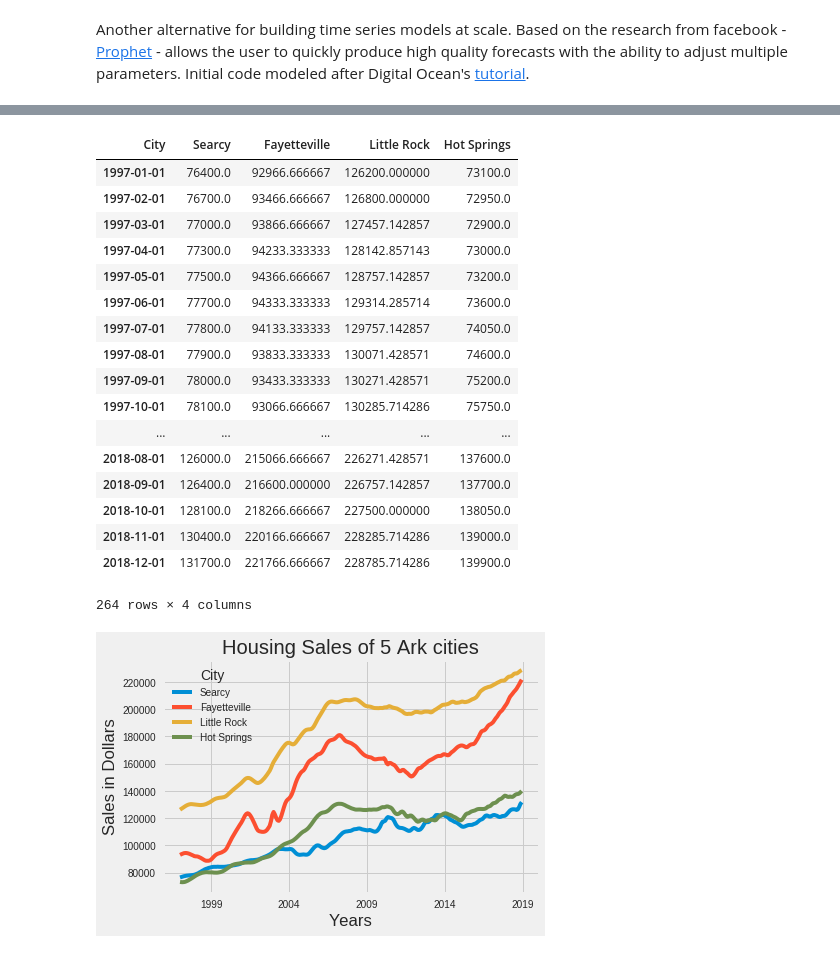
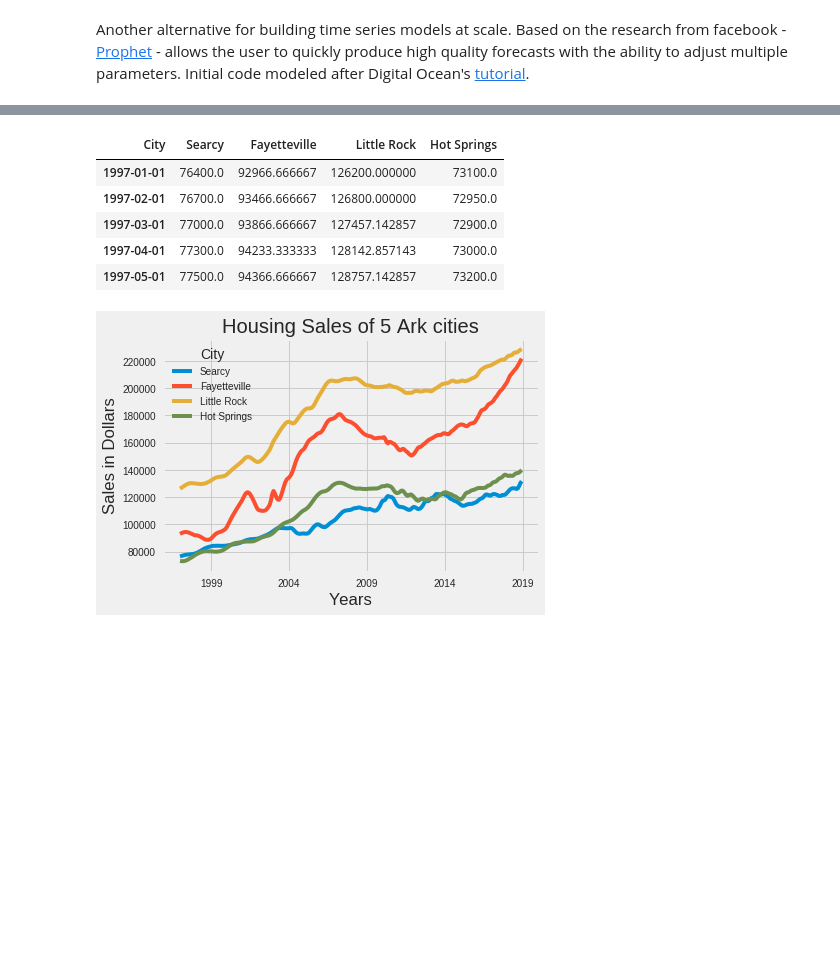
Before and after one commit to jaymahapatra/IST-718-Lab-6, a Jupyter notebook: Lab 6.ipynb, the cells around one changed output, grey strips where cells are left out. Cells and saved outputs as stored; diff of their text form; code cells hidden in the pictures; blank space fills up the shorter version.

```diff
--- a/Lab 6.ipynb
+++ b/Lab 6.ipynb
@@ -110,46 +110,34 @@ fay = fay.set_index('City')
 # transpose time series matrices
 fay = fay.T
 # convert indices to date time
 fay.index = pd.to_datetime(fay.index)
 fay.columns = ['Fay1','Fay2','Fay3']
 fay['Fayetteville'] = (fay['Fay1'] + fay['Fay2'] +fay['Fay3'])/3
 fay=fay.drop(columns=['Fay1','Fay2','Fay3'])
 fay
 
 # remove unwanted cols
 sea = sea.drop(columns = ['RegionID','RegionName','State','Metro','CountyName','SizeRank'])
 # convert zip code to col names
 sea = sea.set_index('City')
 # transpose time series matrices
 sea = sea.T
 # convert indices to date time
 sea.index = pd.to_datetime(sea.index)
 sea
 
 sea['Fayetteville'] = fay['Fayetteville']
 sea['Little Rock'] = lit['Little Rock']
 sea['Hot Springs'] = hot["Hot Springs3"]
 ark2 = sea
-ark2
+ark2.head()
 # %% [output]
 | City | Searcy | Fayetteville | Little Rock | Hot Springs |
 | 1997-01-01 | 76400.0 | 92966.666667 | 126200.000000 | 73100.0 |
 | 1997-02-01 | 76700.0 | 93466.666667 | 126800.000000 | 72950.0 |
 | 1997-03-01 | 77000.0 | 93866.666667 | 127457.142857 | 72900.0 |
 | 1997-04-01 | 77300.0 | 94233.333333 | 128142.857143 | 73000.0 |
 | 1997-05-01 | 77500.0 | 94366.666667 | 128757.142857 | 73200.0 |
-| 1997-06-01 | 77700.0 | 94333.333333 | 129314.285714 | 73600.0 |
-| 1997-07-01 | 77800.0 | 94133.333333 | 129757.142857 | 74050.0 |
-| 1997-08-01 | 77900.0 | 93833.333333 | 130071.428571 | 74600.0 |
-| 1997-09-01 | 78000.0 | 93433.333333 | 130271.428571 | 75200.0 |
-| 1997-10-01 | 78100.0 | 93066.666667 | 130285.714286 | 75750.0 |
-| ... | ... | ... | ... | ... |
-| 2018-08-01 | 126000.0 | 215066.666667 | 226271.428571 | 137600.0 |
-| 2018-09-01 | 126400.0 | 216600.000000 | 226757.142857 | 137700.0 |
-| 2018-10-01 | 128100.0 | 218266.666667 | 227500.000000 | 138050.0 |
-| 2018-11-01 | 130400.0 | 220166.666667 | 228285.714286 | 139000.0 |
-| 2018-12-01 | 131700.0 | 221766.666667 | 228785.714286 | 139900.0 |
-264 rows × 4 columns
 # %%
 #plot sales of 5 Ark cities
 #ark2 = ark2.cumsum()
```
Also changed, not shown: parts of 5 cells of this notebook.
